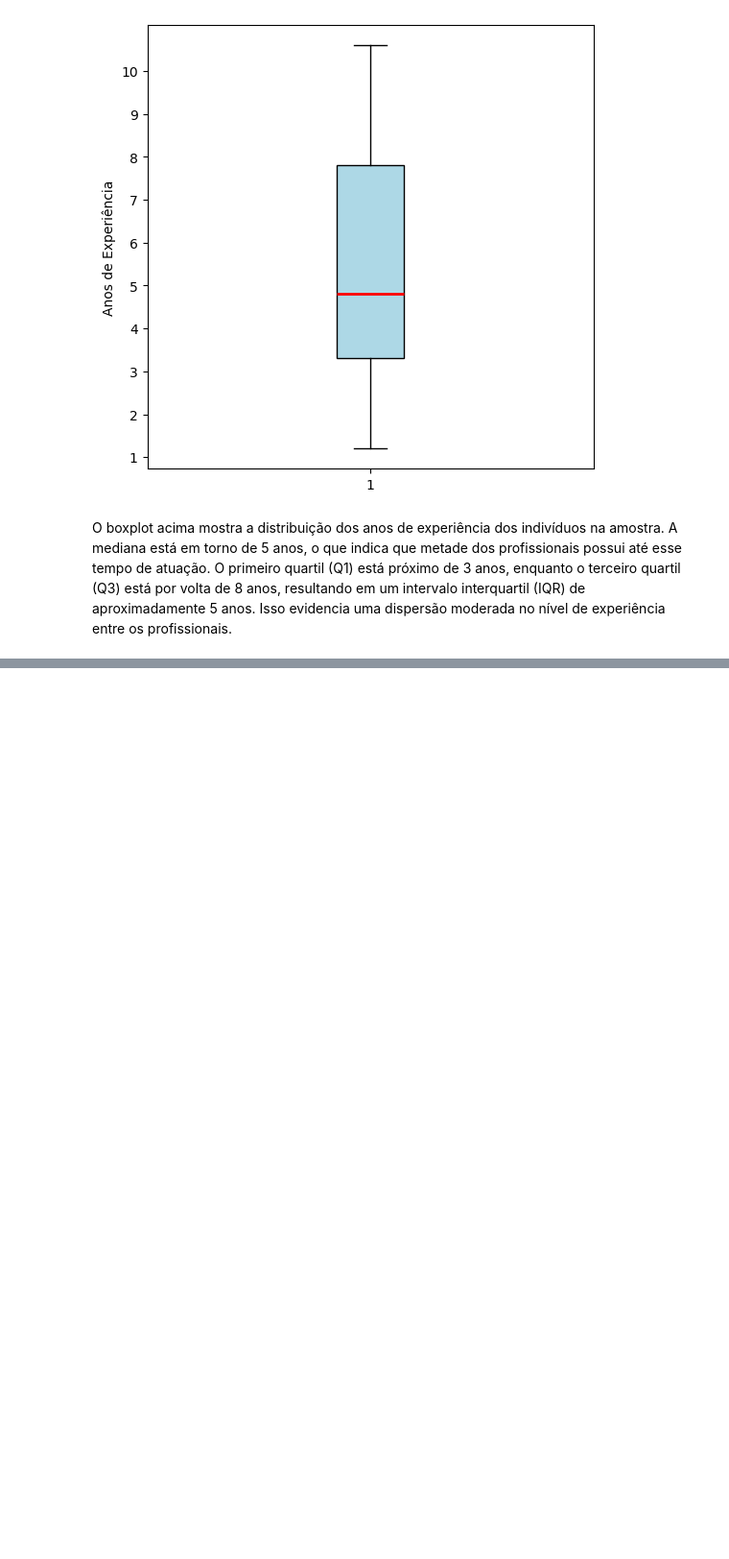
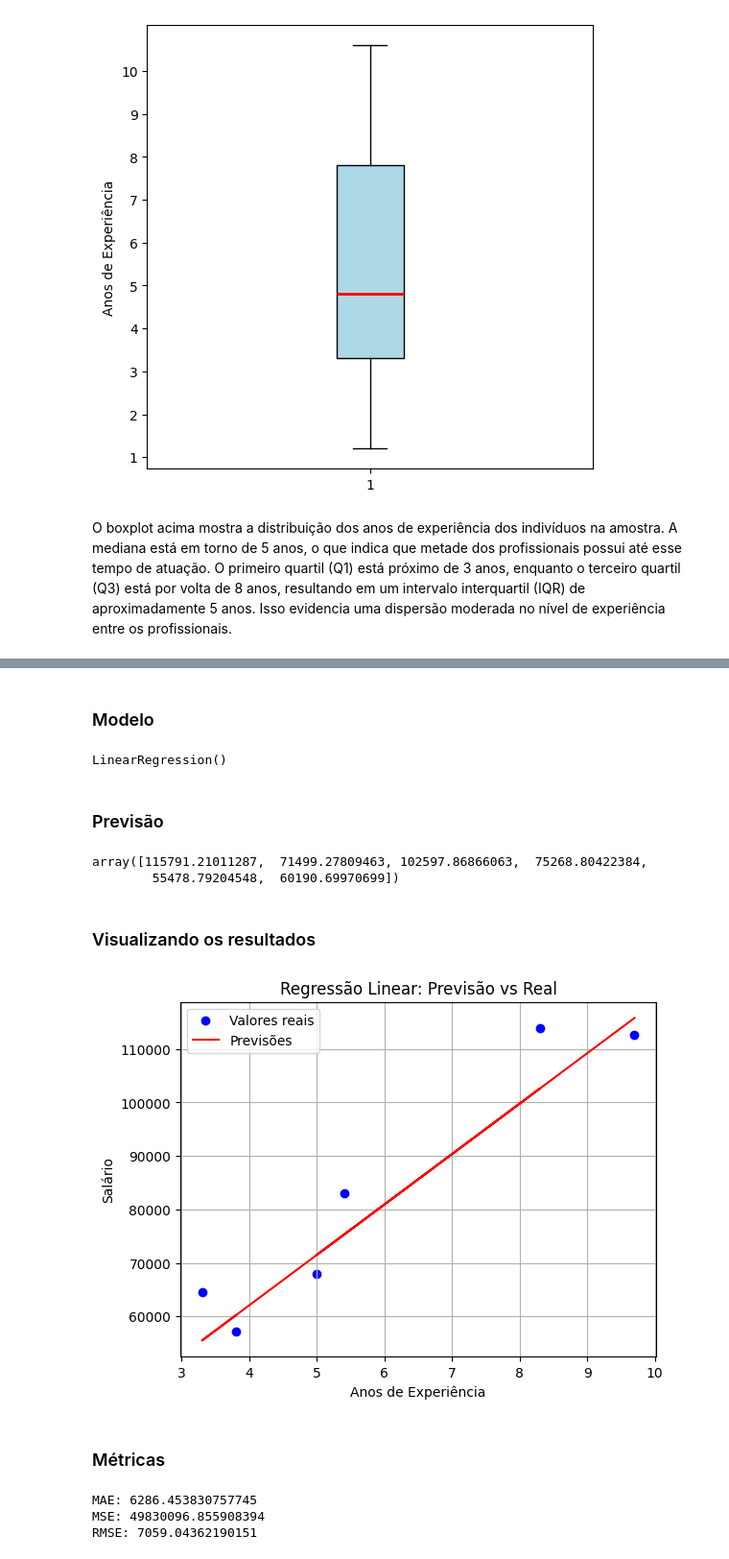
Before and after one commit to hgOliveira-Santos/linear-regression-salary, a Jupyter notebook: linear-regression-salary.ipynb, the cells around one changed output, grey strips where cells are left out. Shown: that part at 96% size. Drawn from its saved outputs; the diff is of its cells as text; code cells hidden in the pictures; blank space fills up the shorter version.

Commit message:
Feat: Adicionada seção do modelo de regressão linear

```diff
--- a/linear-regression-salary.ipynb
+++ b/linear-regression-salary.ipynb
@@ -114,0 +122,64 @@ O boxplot apresentado exibe a distribuição dos salários em uma determinada am
+# %%
+# Feature
+X = df[['YearsExperience']]
+
+# Target
+y = df['Salary']
+
+# Separação dos conjuntos de teste e de treino
+X_train, X_test, y_train, y_test = train_test_split(X, y, test_size=0.2, random_state=42)
+
+# Reshaping X_train and X_test to be 2D arrays
+X_train = X_train.values.reshape(-1, 1)
+X_test = X_test.values.reshape(-1, 1)
+# %% [markdown]
+### Modelo
+# %%
+# Criação do modelo
+modelo = LinearRegression()
+
+# Treinamento do modelo
+modelo.fit(X_train, y_train)
+# %% [output]
+LinearRegression()
+# %% [markdown]
+### Previsão
+# %%
+y_pred = modelo.predict(X_test)
+y_pred
+# %% [output]
+array([115791.21011287,  71499.27809463, 102597.86866063,  75268.80422384,
+        55478.79204548,  60190.69970699])
+# %% [markdown]
+### Visualizando os resultados
+# %%
+# Gráfico de dispersão
+plt.scatter(X_test, y_test, color='blue', label='Valores reais')
+plt.plot(X_test, y_pred, color='red', label='Previsões')
+plt.xlabel('Anos de Experiência')
+plt.ylabel('Salário')
+plt.title('Regressão Linear: Previsão vs Real')
+plt.legend()
+plt.grid()
+plt.show()
+# %% [output]
+[figure, added]
+# %% [markdown]
+### Métricas
+# %%
+# Erro médio absoluto
+mae = mean_absolute_error(y_test, y_pred)
+
+# Erro médio quadrático
+mse = mean_squared_error(y_test, y_pred)
+
+# Raíz do erro médio quadrático
+rmse = np.sqrt(mse)
+
+print("MAE:", mae)
+print("MSE:", mse)
+print("RMSE:", rmse)
+# %% [output]
+MAE: 6286.453830757745
+MSE: 49830096.855908394
+RMSE: 7059.04362190151
```
Also changed, not shown: parts of 6 cells of this notebook.
